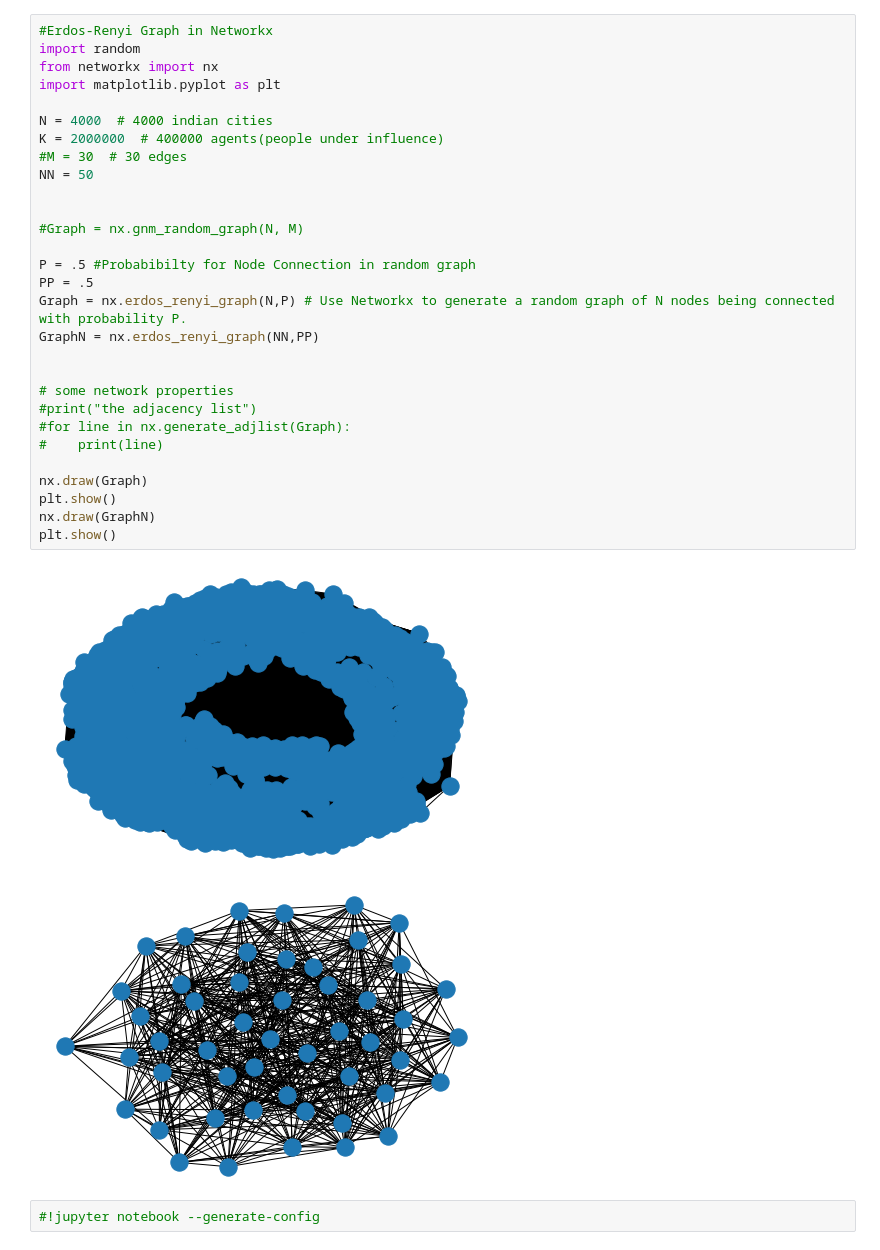
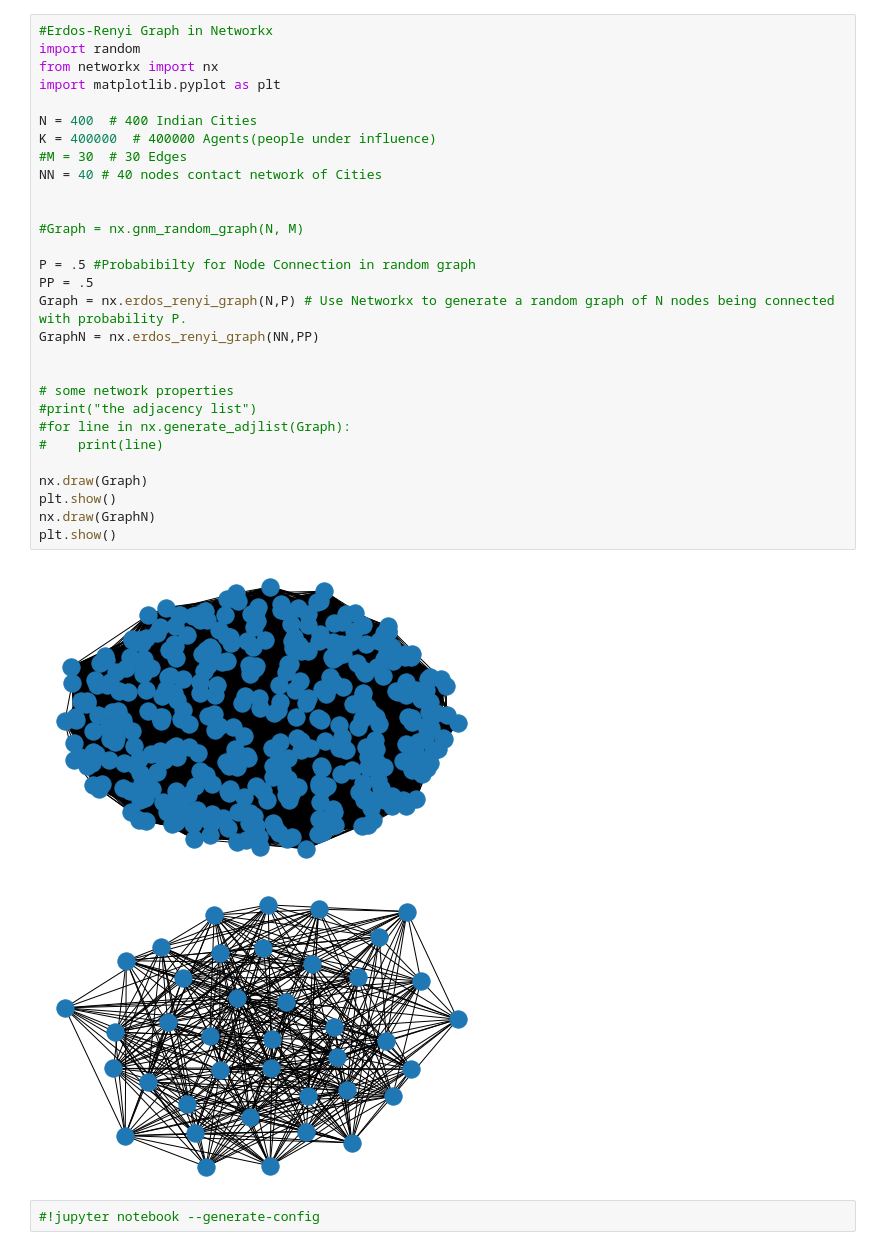
Before and after one commit to rajeshkpandey/AWESOME-FER, a Jupyter notebook: Epidemics_ABM.ipynb, the cells around one changed output. Cells and saved outputs as stored; diff of their text form.

```diff
--- a/Epidemics_ABM.ipynb
+++ b/Epidemics_ABM.ipynb
@@ -3,35 +3,35 @@
 # %%
 #Erdos-Renyi Graph in Networkx
 import random
 from networkx import nx
 import matplotlib.pyplot as plt
 
-N = 4000  # 4000 indian cities
-K = 2000000  # 400000 agents(people under influence)
-#M = 30  # 30 edges
-NN = 50
+N = 400  # 400 Indian Cities
+K = 400000  # 400000 Agents(people under influence)
+#M = 30  # 30 Edges
+NN = 40 # 40 nodes contact network of Cities
 
 
 #Graph = nx.gnm_random_graph(N, M)
 
 P = .5 #Probabibilty for Node Connection in random graph
 PP = .5
 Graph = nx.erdos_renyi_graph(N,P) # Use Networkx to generate a random graph of N nodes being connected with probability P.
 GraphN = nx.erdos_renyi_graph(NN,PP)
 
 
 # some network properties
 #print("the adjacency list")
 #for line in nx.generate_adjlist(Graph):
 #    print(line)
 
 nx.draw(Graph)
 plt.show()
 nx.draw(GraphN)
 plt.show()
 # %% [output]
-[figure, old version]
+[figure, new version]
-[figure, old version]
+[figure, new version]
 # %%
 #!jupyter notebook --generate-config
 # %%
```
Also changed, not shown: parts of 6 cells of this notebook.
